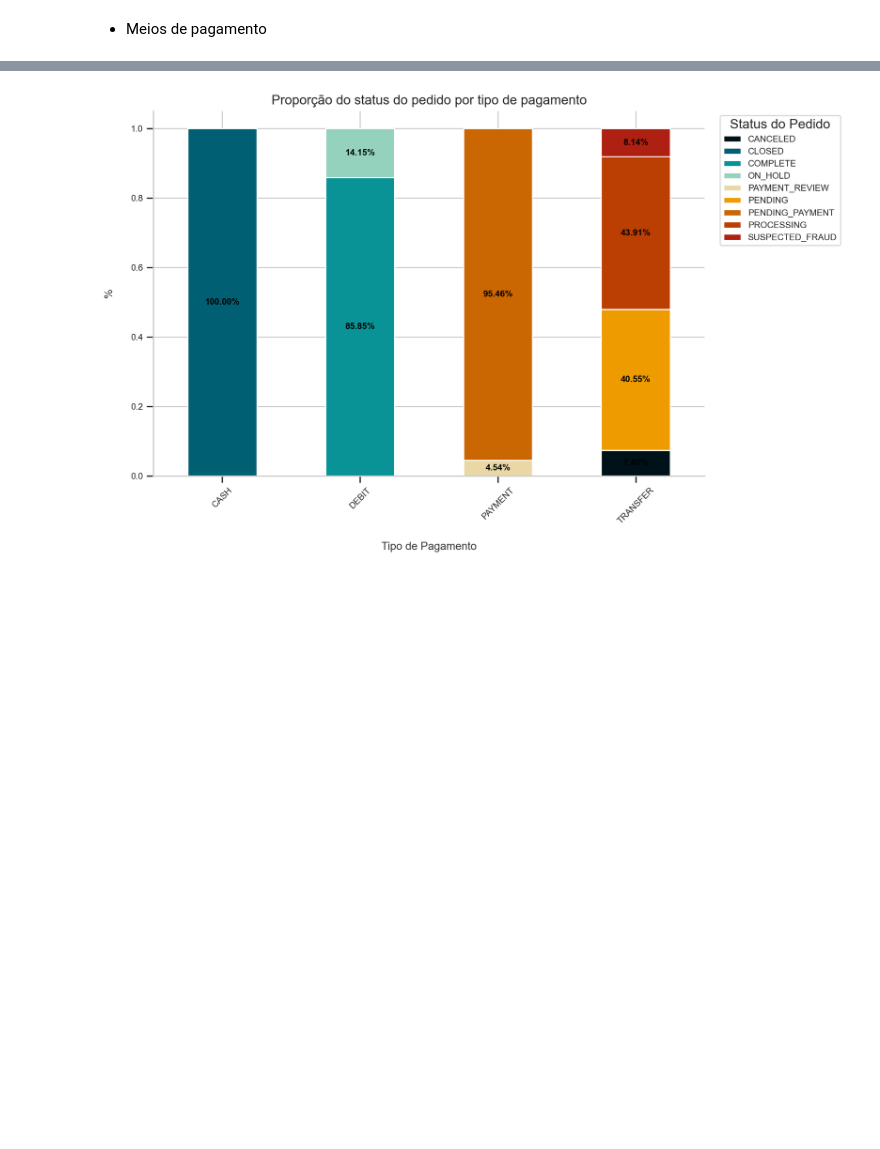
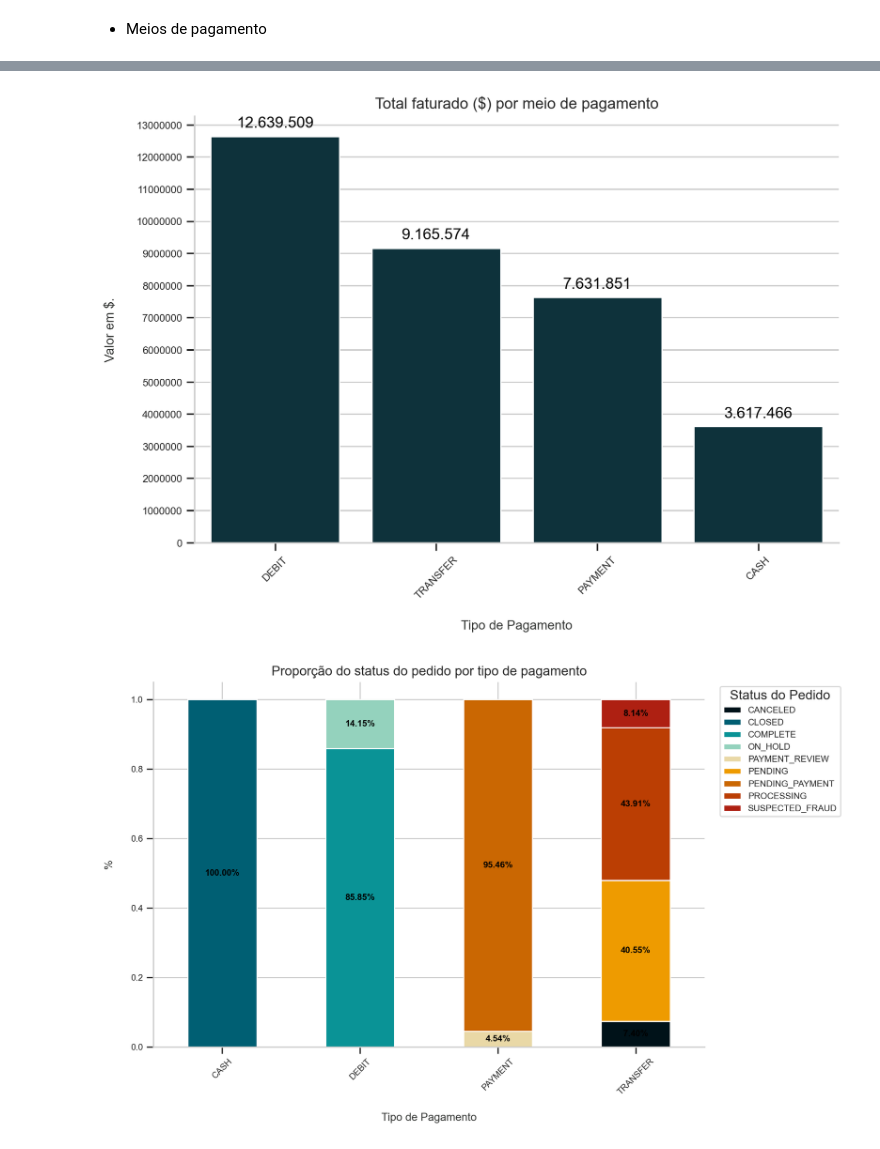
Before and after one commit to cmpbj/supply_chain_EDA, a Jupyter notebook: EDA.ipynb, the cells around one changed output, grey strips where cells are left out. Saved outputs shown, nothing was run; the diff lists cells and outputs as text; code cells hidden in the pictures; blank space fills up the shorter version.

```diff
--- a/EDA.ipynb
+++ b/EDA.ipynb
@@ -403,3 +598,10 @@ plt.show()
+# %%
+sales_per_type = df_transformed.groupby('type')['sales_per_customer'].sum().reset_index()
+sales_per_type = sales_per_type.sort_values(by='sales_per_customer', ascending=False)
+
+create_bar_plot_df(x_column = 'type', y_column = 'sales_per_customer', df=sales_per_type, title='Total faturado ($) por meio de pagamento', xlabel='Tipo de Pagamento', ylabel='Valor em $.', ytick_range=(0, 13500000, 1000000))
+# %% [output]
+[figure, added]
 # %%
 total_sales = df_transformed['type'].value_counts().reset_index()
 sales_per_type = df_transformed.groupby(['type', 'order_status']).size().reset_index().rename(columns={0: 'count'})
```
Also changed, not shown: parts of 41 cells of this notebook.
